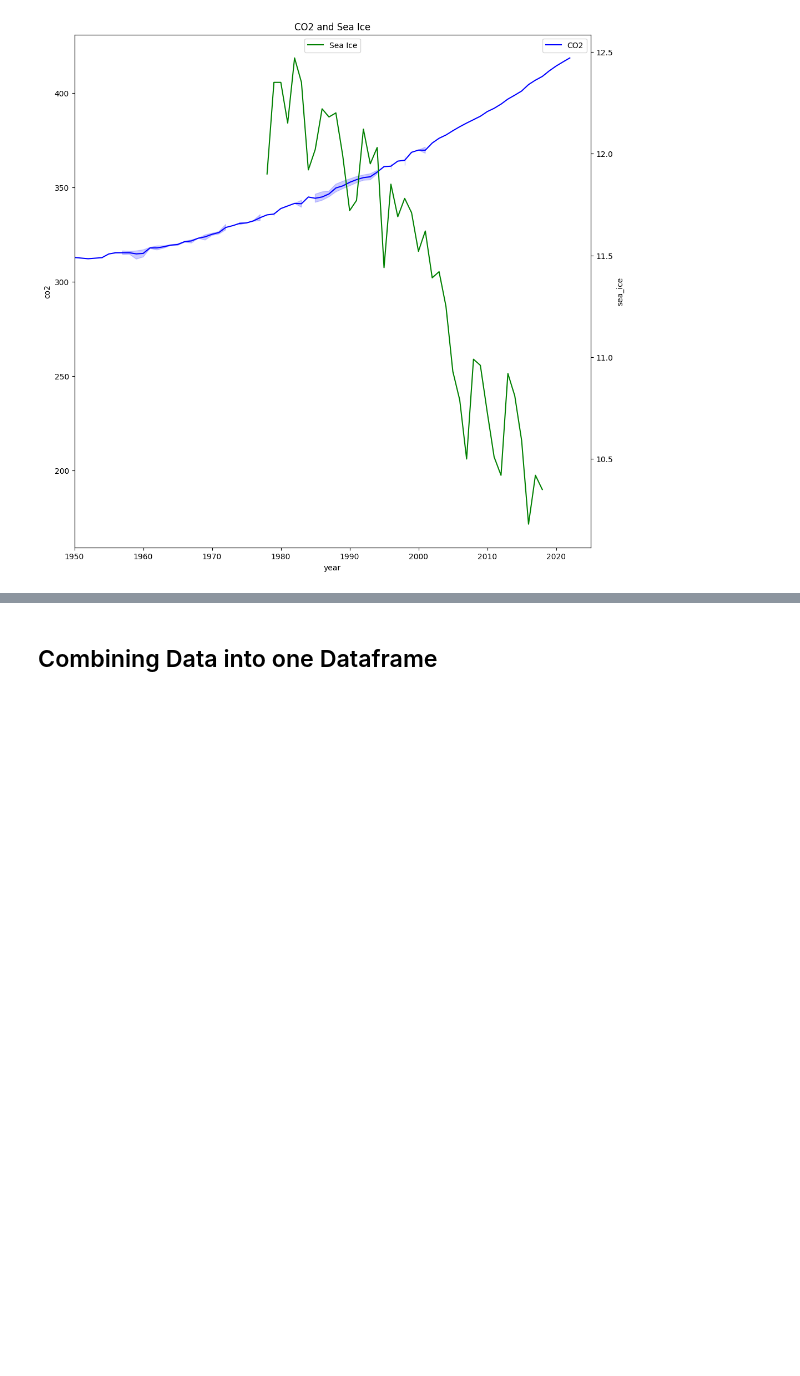
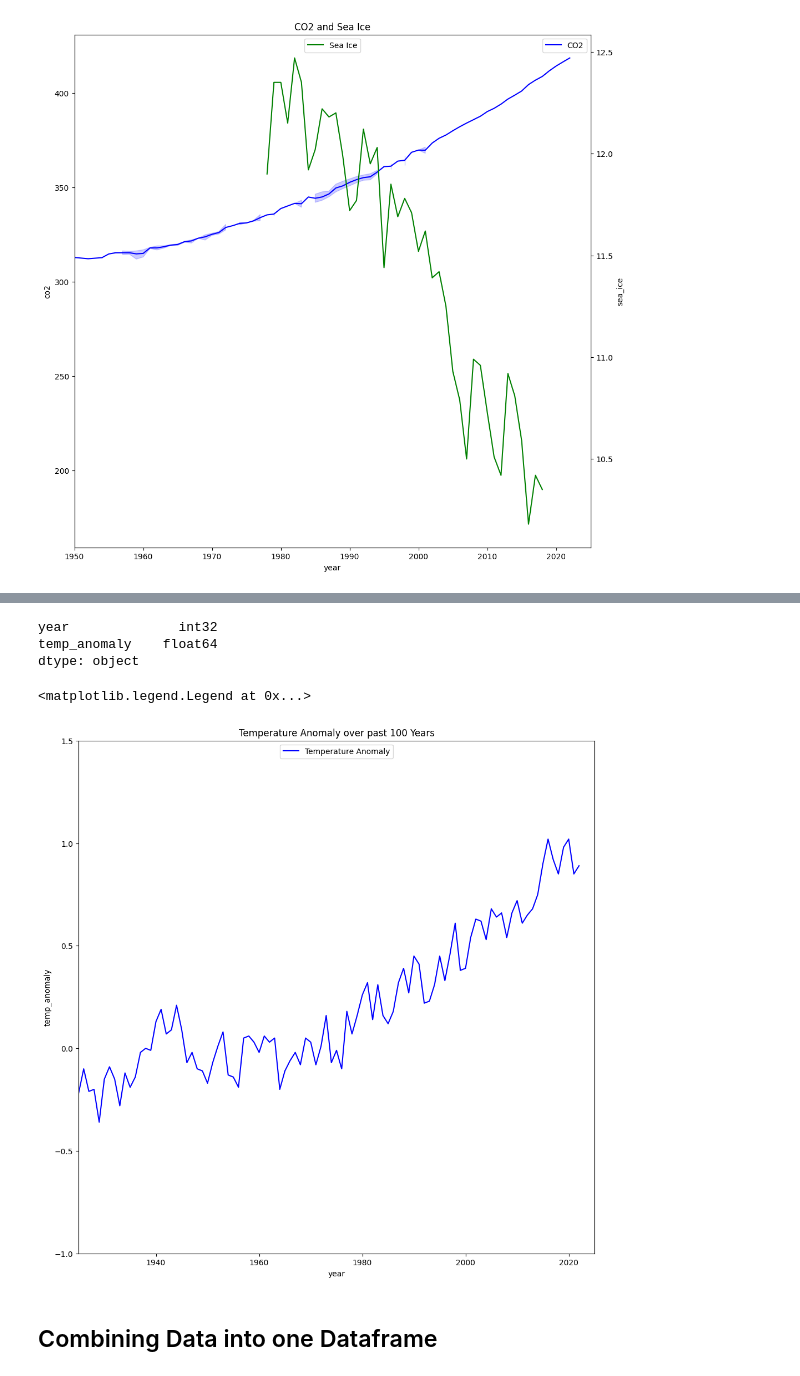
Before and after one commit to rachel-king4/PfDA_Assignment_2, a Jupyter notebook: pfda_assignment_2.ipynb, the cells around one changed output, grey strips where cells are left out. Saved outputs shown, nothing was run; the diff lists cells and outputs as text; code cells hidden in the pictures; blank space fills up the shorter version.

Commit message:
added temp anomaly data

```diff
--- a/pfda_assignment_2.ipynb
+++ b/pfda_assignment_2.ipynb
@@ -418,3 +430,33 @@ plt.legend(loc='upper center')
+# %%
+epica_tempanomaly = pd.read_csv('CSV Files\epica temp anomaly data.csv', encoding='ISO-8859-1')
+epica_tempanomaly.year = epica_tempanomaly.year.round()
+epica_tempanomaly = epica_tempanomaly[['year', 'temp_anomaly']]
+epica_tempanomaly['year'] = 1950 - epica_tempanomaly['year']
+epica_tempanomaly = epica_tempanomaly.astype({'year':'int'})
+# %%
+nasa_tempanomaly = pd.read_csv('CSV Files/nasa temp anomaly data.csv', encoding='ISO-8859-1', dtype={'year': int})
+nasa_tempanomaly = nasa_tempanomaly[['year', 'temp_anomaly']]
+#nasa_tempanomaly = nasa_tempanomaly.astype({'year':'int'})
+# %%
+combined_tempanomaly = epica_tempanomaly.merge(nasa_tempanomaly, how='outer')
+combined_tempanomaly.sort_values(by=['year'], inplace=True, ascending=True);
+combined_tempanomaly.to_csv('combined_tempanomaly.csv', index=False)
+# %%
+combined_tempanomaly.dtypes
+# %% [output]
+year              int32
+temp_anomaly    float64
+dtype: object
+# %%
+fig, ax = plt.subplots(figsize=(12,12))
+sns.lineplot(x="year", y="temp_anomaly", data=combined_tempanomaly, color="b", ax=ax, label="Temperature Anomaly")
+plt.title("Temperature Anomaly over past 100 Years")
+ax.set_xlim(1925, 2025)
+ax.set_ylim(-1, 1.5)
+plt.legend(loc='upper center')
+# %% [output]
+<matplotlib.legend.Legend at 0x...>
+[figure, added]
 # %% [markdown]
 ## Combining Data into one Dataframe
 # %%
```
Also changed, not shown: parts of 2 cells of this notebook, 6 other files.
